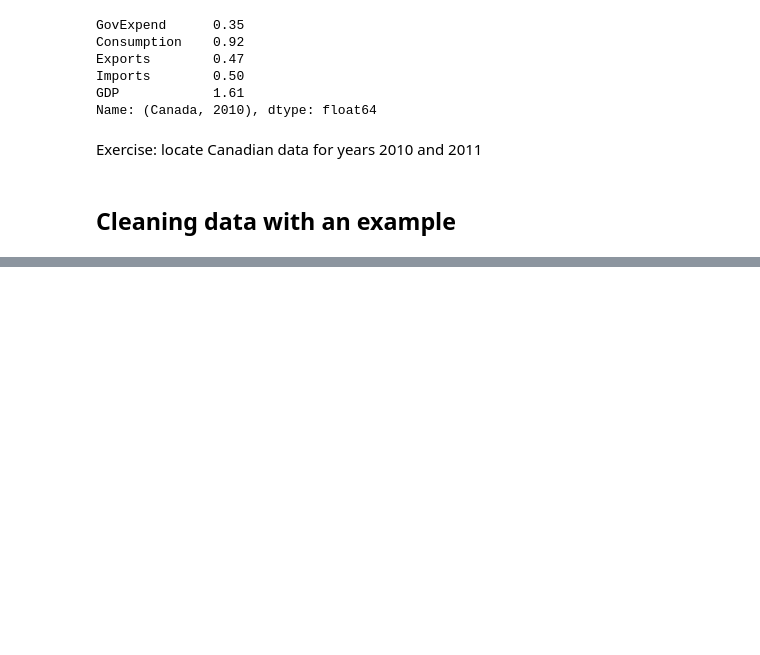
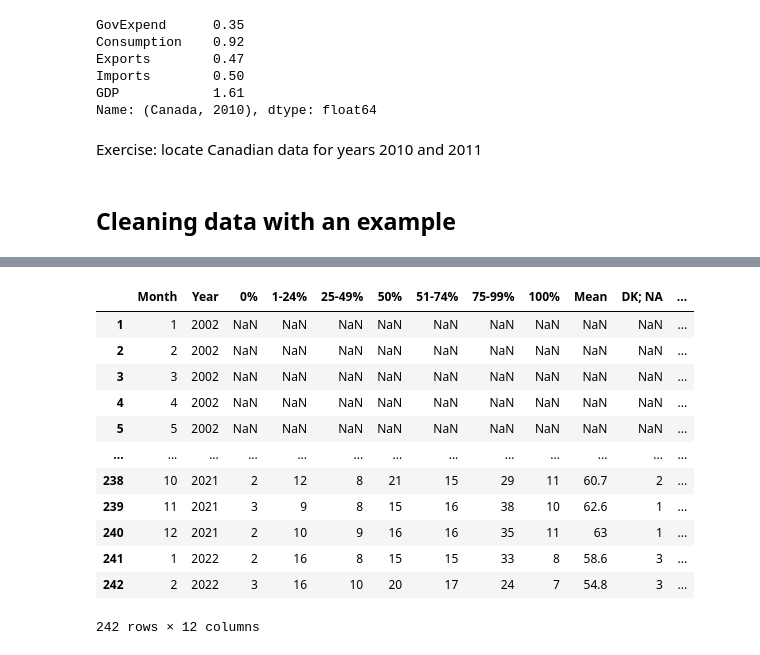
Before and after one commit to weix1996/lectures, a Jupyter notebook: Lecture 12 More Pandas.ipynb, the cells around one changed output, grey strips where cells are left out. Saved outputs shown, nothing was run; the diff lists cells and outputs as text; code cells hidden in the pictures; blank space fills up the shorter version.

```diff
--- a/Lecture 12 More Pandas.ipynb
+++ b/Lecture 12 More Pandas.ipynb
@@ -846,0 +905,2 @@ Exercise: locate Canadian data for years 2010 and 2011
+# %%
+raw.drop(columns=cols[-1],inplace=True)
@@ -846,0 +923,2 @@ Exercise: locate Canadian data for years 2010 and 2011
+# %%
+raw.rename(columns=raw.loc[0],inplace=True)
@@ -846,0 +941,2 @@ Exercise: locate Canadian data for years 2010 and 2011
+# %%
+raw.drop(0,inplace=True)
@@ -846,0 +961,18 @@ Exercise: locate Canadian data for years 2010 and 2011
+# %%
+raw['Day'] = 1
+# %%
+raw
+# %% [output]
+|  | Month | Year | 0% | 1-24% | 25-49% | 50% | 51-74% | 75-99% | 100% | Mean | DK; NA | ... |
+| 1 | 1 | 2002 | NaN | NaN | NaN | NaN | NaN | NaN | NaN | NaN | NaN | ... |
+| 2 | 2 | 2002 | NaN | NaN | NaN | NaN | NaN | NaN | NaN | NaN | NaN | ... |
+| 3 | 3 | 2002 | NaN | NaN | NaN | NaN | NaN | NaN | NaN | NaN | NaN | ... |
+| 4 | 4 | 2002 | NaN | NaN | NaN | NaN | NaN | NaN | NaN | NaN | NaN | ... |
+| 5 | 5 | 2002 | NaN | NaN | NaN | NaN | NaN | NaN | NaN | NaN | NaN | ... |
+| ... | ... | ... | ... | ... | ... | ... | ... | ... | ... | ... | ... | ... |
+| 238 | 10 | 2021 | 2 | 12 | 8 | 21 | 15 | 29 | 11 | 60.7 | 2 | ... |
+| 239 | 11 | 2021 | 3 | 9 | 8 | 15 | 16 | 38 | 10 | 62.6 | 1 | ... |
+| 240 | 12 | 2021 | 2 | 10 | 9 | 16 | 16 | 35 | 11 | 63 | 1 | ... |
+| 241 | 1 | 2022 | 2 | 16 | 8 | 15 | 15 | 33 | 8 | 58.6 | 3 | ... |
+| 242 | 2 | 2022 | 3 | 16 | 10 | 20 | 17 | 24 | 7 | 54.8 | 3 | ... |
+242 rows × 12 columns
```
Also changed, not shown: parts of 40 cells of this notebook.
